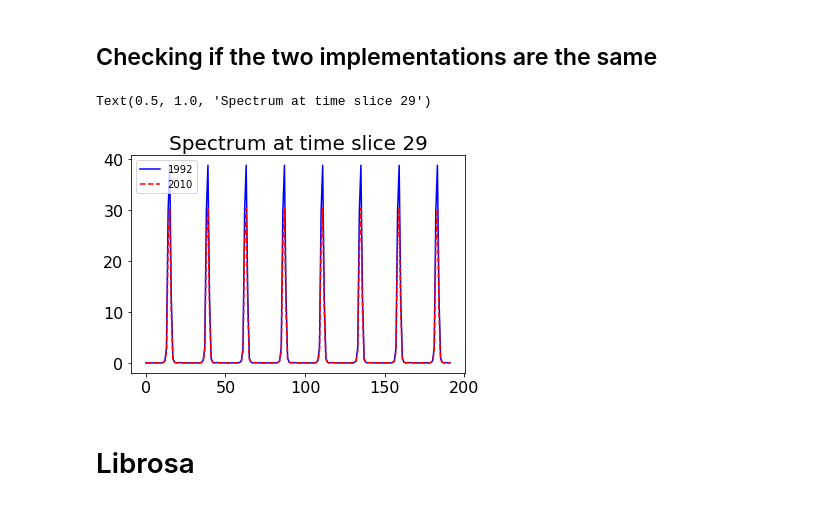
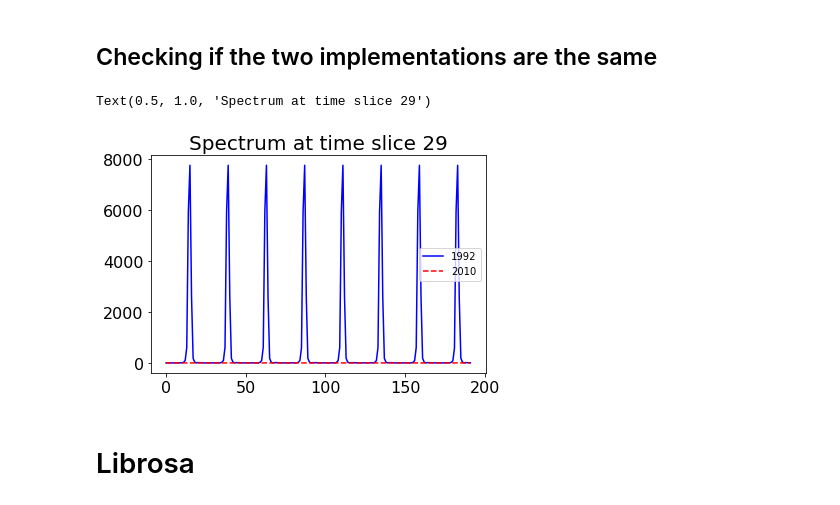
Before and after one commit to KinWaiCheuk/nnAudio, a Jupyter notebook: CQT.ipynb, the cells around one changed output. Drawn from its saved outputs; the diff is of its cells as text; code cells hidden in the pictures.

```diff
--- a/CQT.ipynb
+++ b/CQT.ipynb
@@ -28,6 +28,6 @@ stride = 512
 # %%
 # Initializing conv1d for CQT 1992 version
 CQT_layer = Spectrogram.CQT1992(fs, stride, fmin, fmax=None, n_bins=n_bins,
-                        bins_per_octave=bins, norm=None,center=True,
+                        bins_per_octave=bins, norm=1,center=True,
                         pad_mode='reflect')
 # %% [output]
@@ -63,14 +60,14 @@ Text(0.5, 1.0, '2010 version')
 # %% [markdown]
 ## Checking if the two implementations are the same
 # %%
-plt.plot(cqt_torch[0].numpy()[:,29]/200, 'b')
+plt.plot(cqt_torch[0].numpy()[:,29], 'b')
 plt.plot(cqt_torch2[0].numpy()[:,29], 'r--')
 plt.legend(['1992', '2010'])
 plt.tick_params(labelsize=16)
 plt.title("Spectrum at time slice 29", size=20)
 # %% [output]
 Text(0.5, 1.0, 'Spectrum at time slice 29')
-[figure, old version]
+[figure, new version]
 # %% [markdown]
 # Librosa
 # %%
```
Also changed, not shown: parts of 4 cells of this notebook.
